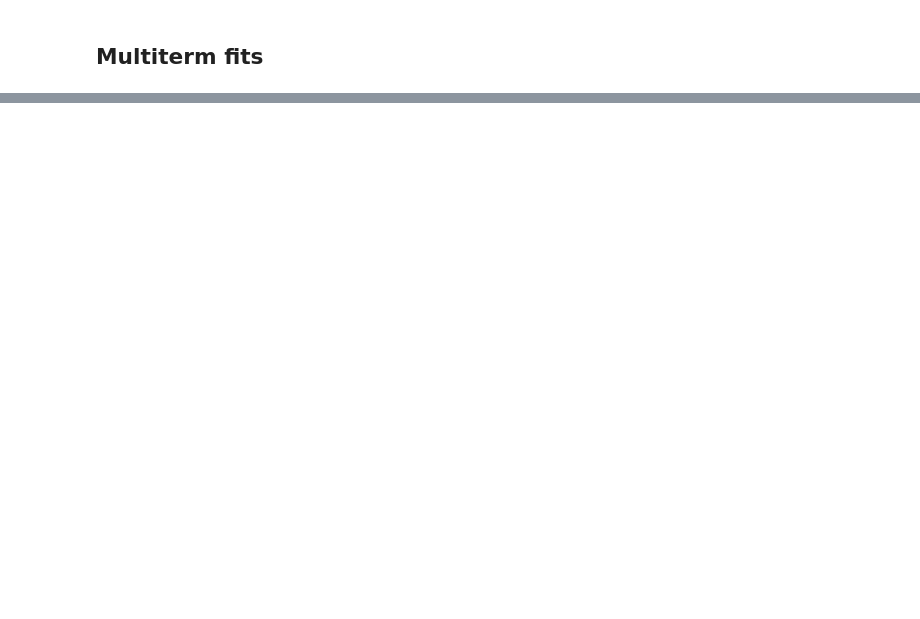
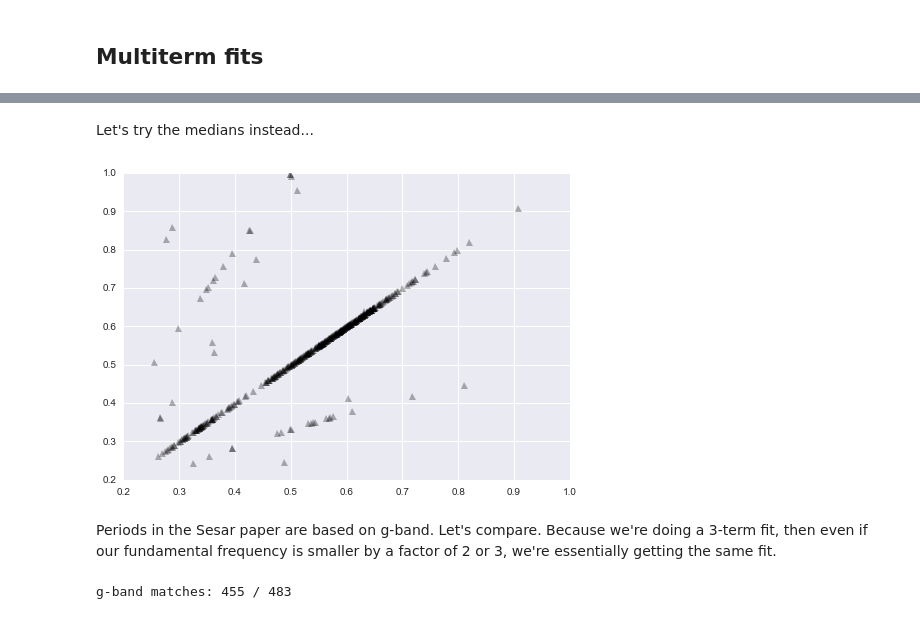
Before and after one commit to jakevdp/multiband_LS, a Jupyter notebook: ComparePeriods.ipynb, the cells around one changed output, grey strips where cells are left out. Cells and saved outputs as stored; diff of their text form; code cells hidden in the pictures; blank space fills up the shorter version.

```diff
--- a/ComparePeriods.ipynb
+++ b/ComparePeriods.ipynb
@@ -97,23 +94,11 @@ Now we'll do the same thing, but using multi-term fits
 # %%
-# Warning: This one takes a long time (factor of ~7 longer than above)
-
+# Warning: This one takes a long time (factor of ~10 longer than above)
 from multiband_LS.lomb_scargle import lomb_scargle
 
-cache_file = 'results_multi.npy'
+def three_term(lcid, rrlyrae):
+    t, y, dy = rrlyrae.get_lightcurve(lcid)
+    return period_search(t, y, dy, LS_func=lomb_scargle,
+                         LS_kwargs=dict(compute_offset=True, Nterms=3))
 
-if not os.path.exists(cache_file):
-    rrlyrae = fetch_light_curves()
-
-    L = []
-
-    for i, lcid in enumerate(rrlyrae.ids):
-        print(i, lcid)
-        t, y, dy = rrlyrae.get_lightcurve(lcid)
-        periods = period_search(t, y, dy, LS_func=lomb_scargle,
-                                LS_kwargs=dict(compute_offset=True, Nterms=3))
-        L.append(np.concatenate([[lcid], periods]))
-
-    results = np.array(L)
-    np.save(cache_file, results)
-
-derived_periods = np.load(cache_file)
+cache = CacheResults('results', verbose=True)
+derived_periods = cache.call_iter(three_term, lcids, args=(rrlyrae,))
@@ -119,0 +144,17 @@ derived_periods = np.load(cache_file)
+# %% [markdown]
+Let's try the medians instead...
+# %%
+plt.plot(data['P'], np.median(derived_periods, 1), '^k', alpha=0.3);
+# %% [output]
+[figure, added]
+# %% [markdown]
+Periods in the Sesar paper are based on g-band. Let's compare. Because we're doing a 3-term fit, then even if our fundamental frequency is smaller by a factor of 2 or 3, we're essentially getting the same fit.
+# %%
+frac = derived_periods[:, 1] / data['P']
+matches = ((abs(frac - 1) < 0.01)
+           | (abs(frac - 2) < 0.01)
+           | (abs(frac - 3) < 0.01))
+
+print('g-band matches:', np.sum(matches), '/', len(matches))
+# %% [output]
+g-band matches: 455 / 483
```
Also changed, not shown: parts of 13 cells of this notebook.
